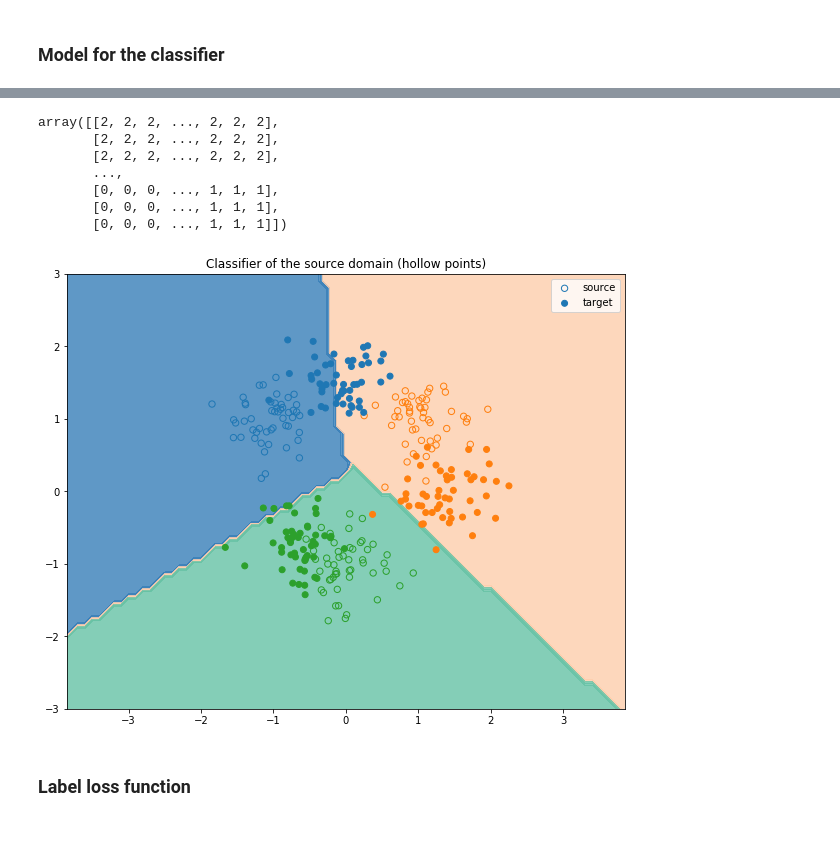
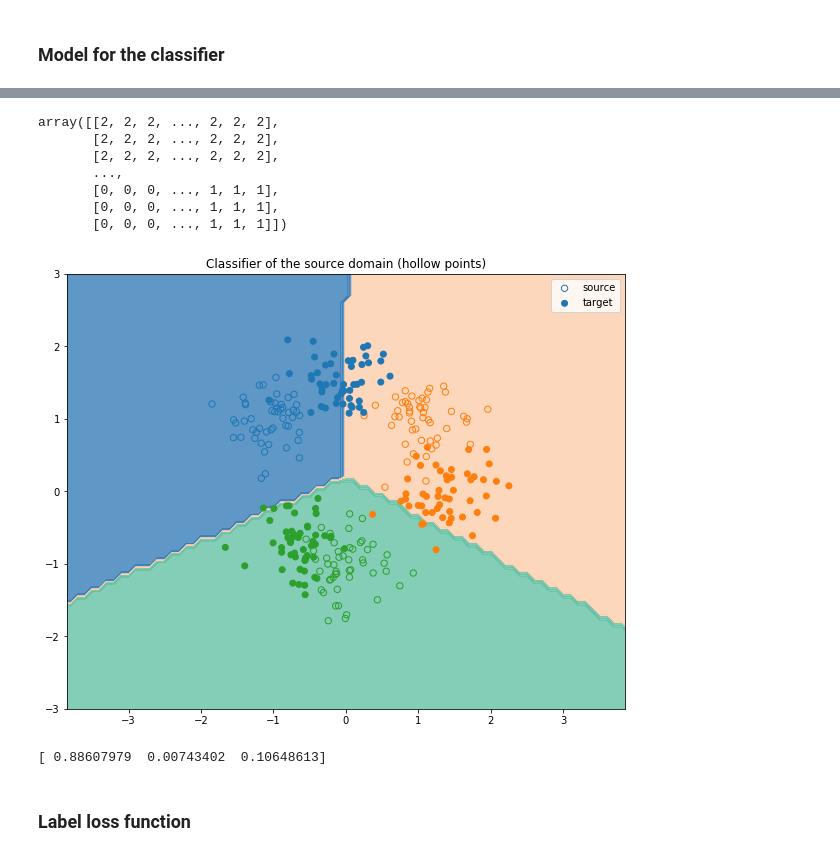
Before and after one commit to artix41/transfer-learning-algorithms, a Jupyter notebook: jdot/gaussian.ipynb, the cells around one changed output, grey strips where cells are left out. Saved outputs shown, nothing was run; the diff lists cells and outputs as text; code cells hidden in the pictures.

```diff
--- a/jdot/gaussian.ipynb
+++ b/jdot/gaussian.ipynb
@@ -69,3 +69,8 @@ model = LogisticRegression
+# %%
+model = Sequential()
+model.add(Dense(3, activation="softmax", input_dim=2))
+# %%
+model.compile('adam','categorical_crossentropy')
 # %%
-model.fit(X_source, Y_source)
+model.fit(X_source, Y_source_bin, batch_size=20, epochs=100)
 # %% [output]
@@ -78,34 +97,34 @@ from matplotlib import colors
 
 plt.rcParams['figure.figsize'] = (10, 8)
 plt.axis("equal")
 plt.axis(3*np.array([-1,1,-1,1]))
 
 x_min, x_max = -4, 4
 y_min, y_max = -4, 4
 h = 0.1
 xx, yy = np.meshgrid(np.arange(x_min, x_max, h),
                      np.arange(y_min, y_max, h))
 #levels = np.linspace(0,1,20)
 # cm = plt.cm.coolwarm
 cm = colors.ListedColormap([plt.cm.Set1(1), plt.cm.Pastel2(1), plt.cm.Set2(0)])
-Z = model.predict(np.c_[xx.ravel(), yy.ravel()]).reshape(xx.shape)
+Z = lb.inverse_transform(model.predict(np.c_[xx.ravel(), yy.ravel()])).reshape(xx.shape)
 cont = plt.contourf(xx, yy, Z, cmap=cm, alpha=.8)
 #plt.colorbar(cont, orientation="vertical")
 
 plt.title("Classifier of the source domain (hollow points)")
 plt.scatter(X_source[:,0], X_source[:,1], label="source", s=40, facecolors='none', edgecolor=colormap[Y_source])
 plt.scatter(X_target[:,0], X_target[:,1], label="target", color=colormap[Y_target])
 plt.legend()
 
 Z
 # %% [output]
 array([[2, 2, 2, ..., 2, 2, 2],
        [2, 2, 2, ..., 2, 2, 2],
        [2, 2, 2, ..., 2, 2, 2],
        ...,
        [0, 0, 0, ..., 1, 1, 1],
        [0, 0, 0, ..., 1, 1, 1],
        [0, 0, 0, ..., 1, 1, 1]])
-[figure, old version]
+[figure, new version]
 # %%
 def f(x):
@@ -113,3 +132,7 @@ def f(x):
+# %%
+print(f(X_source[1]))
+# %% [output]
+[ 0.88607979  0.00743402  0.10648613]
 # %% [markdown]
 ### Label loss function
 # %%
```
Also changed, not shown: parts of 7 cells of this notebook.
